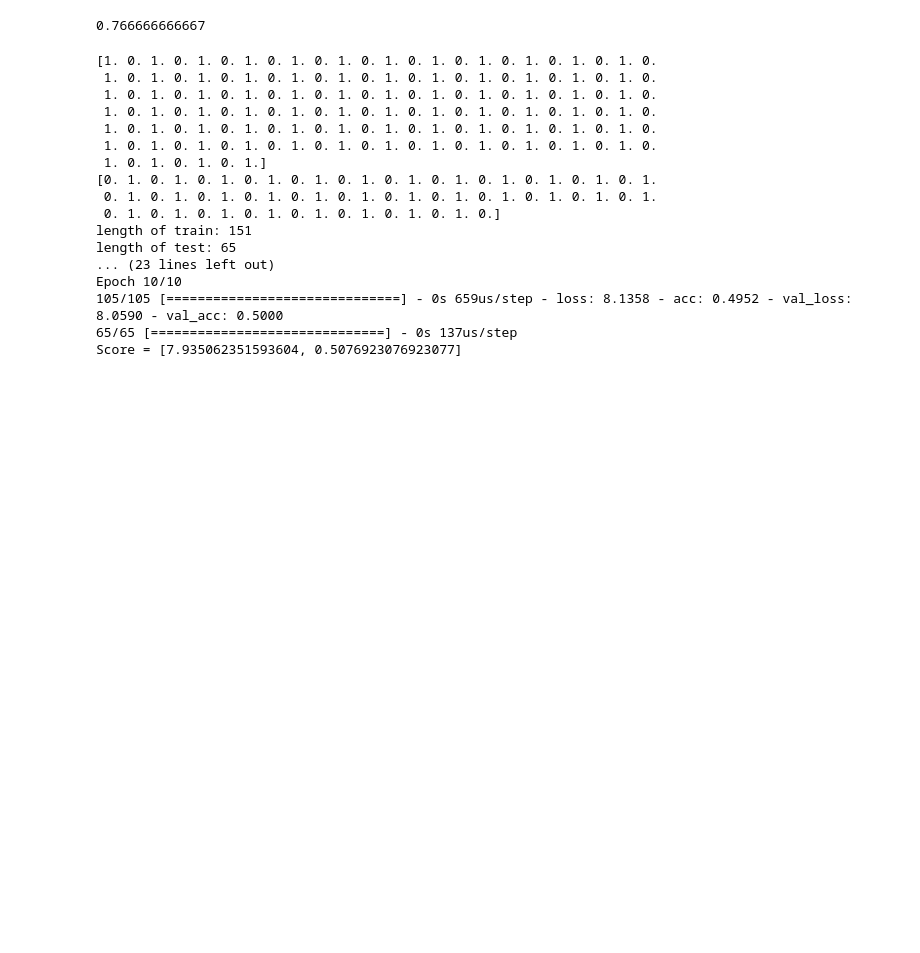
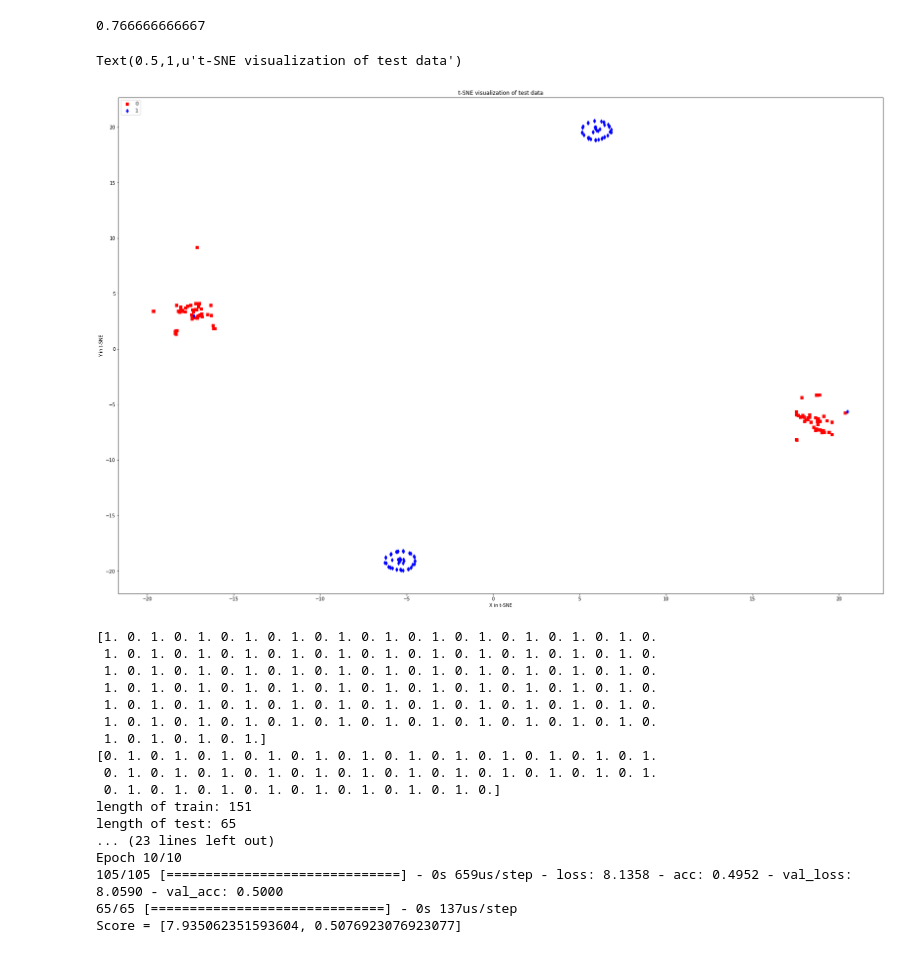
Before and after one commit to habdullah/Concealed_weapon_detection, a Jupyter notebook: fyp.ipynb, the cells around one changed output. Cells and saved outputs as stored; diff of their text form; code cells hidden in the pictures; blank space fills up the shorter version.

Commit message:
t-sne. data is skewed.I'm screwed

```diff
--- a/fyp.ipynb
+++ b/fyp.ipynb
@@ -1994,6 +1994,49 @@ Epoch: 0
 print average_test_accuracy/10
 # %% [output]
 0.766666666667
+# %%
+import sklearn
+import numpy as np
+import matplotlib.pyplot as plt
+from sklearn.preprocessing import LabelEncoder
+from sklearn.preprocessing import StandardScaler
+from sklearn.cross_validation import train_test_split
+from sklearn.metrics import accuracy_score
+
+
+f = np.load('/home/t-rex/FYP/datasets/raw_time.npy')
+x=f[:,:-1]
+y=f[:,-1]
+# np.random.shuffle(f)
+
+standardScalar= StandardScaler()
+x_std = standardScalar.fit_transform(x)
+
+label_encoder = LabelEncoder()
+y = label_encoder.fit_transform(y)
+
+# step 5: split the data into training set and test set
+test_percentage = 0.1
+x_train, x_test, y_train, y_test = train_test_split(x_std, y, test_size = test_percentage, random_state = 0)
+
+# t-distributed Stochastic Neighbor Embedding (t-SNE) visualization
+from sklearn.manifold import TSNE
+tsne = TSNE(n_components=2, random_state=0)
+x_train_2d = tsne.fit_transform(x_train)
+
+# scatter plot the sample points among 5 classes
+markers=('s', 'd')
+color_map = {0:'red', 1:'blue'}
+plt.figure(figsize=(30,20))
+for idx, cl in enumerate(np.unique(y_test)):
+    plt.scatter(x=x_train_2d[y_train==cl,0], y=x_train_2d[y_train==cl,1], c=color_map[idx], marker=markers[idx], label=cl)
+plt.xlabel('X in t-SNE')
+plt.ylabel('Y in t-SNE')
+plt.legend(loc='upper left')
+plt.title('t-SNE visualization of test data')
+# %% [output]
+Text(0.5,1,u't-SNE visualization of test data')
+[figure, added]
 # %%
 # print foldedDatasetx[0:4]
 # print len(foldedDatasetx[0:4]+foldedDatasetx[4:6])
```
